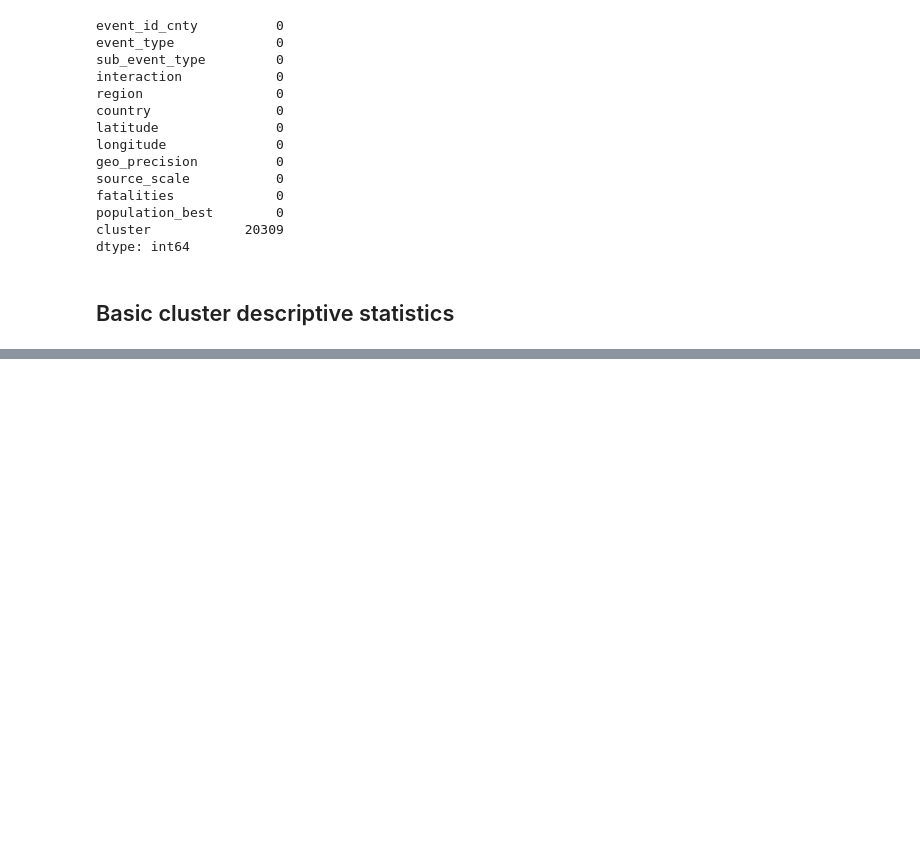
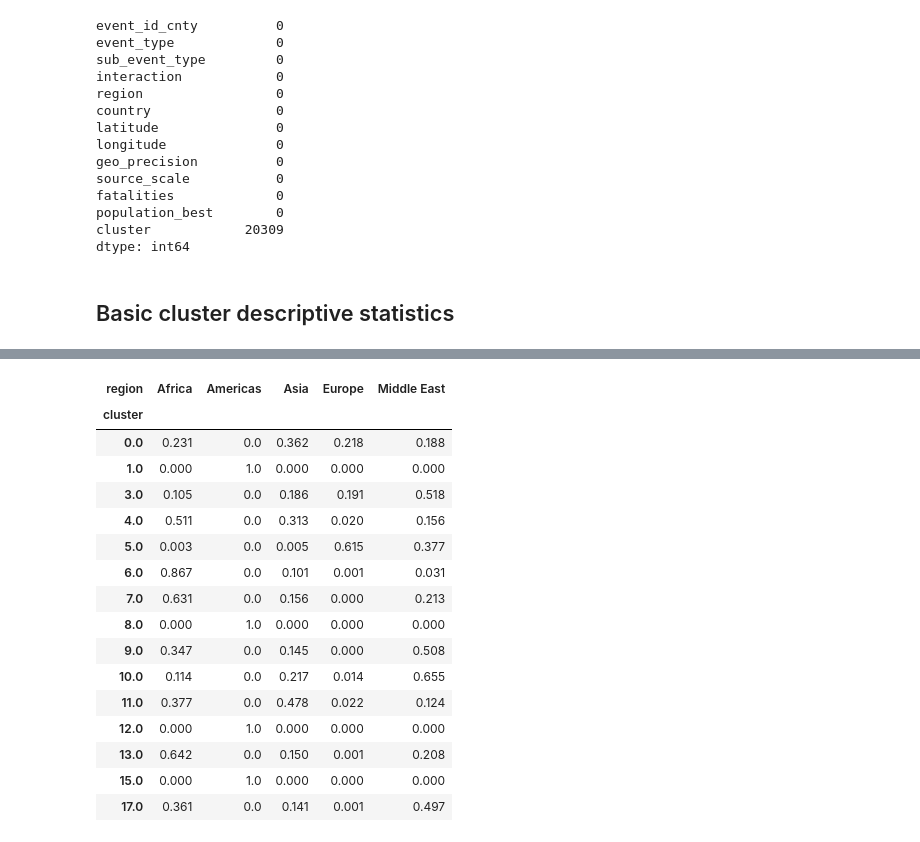
Before and after one commit to CoMa95/Armed-Conflict-Analytics, a Jupyter notebook: notebooks/03_modelling.ipynb, the cells around one changed output, grey strips where cells are left out. Saved outputs shown, nothing was run; the diff lists cells and outputs as text; code cells hidden in the pictures; blank space fills up the shorter version.

```diff
--- a/notebooks/03_modelling.ipynb
+++ b/notebooks/03_modelling.ipynb
@@ -269,0 +287,16 @@ df_clean.head()
+# %%
+# there are 47 clusters (0 to 46) plus noise (-1) of various sizes
+# selecting the top 15 largest will be most cost-effective for analysis
+
+# identify top 15 clusters by size
+top_clusters = (
+    df["cluster"]
+    .value_counts()
+    .head(15)
+    .index
+)
+
+# filter dataframe to only include top clusters
+df_top = df[df["cluster"].isin(top_clusters)].copy()
+
+df_top['cluster'].value_counts()
@@ -271,0 +410,31 @@ df = df_input_whole.copy()
+# %%
+# geographical spread
+region_distribution = (
+    df_top.groupby("cluster")["region"]
+    .value_counts(normalize=True)
+    .unstack(fill_value=0)
+)
+
+# format columns
+for col in range(region_distribution.shape[1]):
+    region_distribution.iloc[:, col] = region_distribution.iloc[:, col].round(3)
+
+region_distribution
+# %% [output]
+| region | Africa | Americas | Asia | Europe | Middle East |
+| cluster |  |  |  |  |  |
+| 0.0 | 0.231 | 0.0 | 0.362 | 0.218 | 0.188 |
+| 1.0 | 0.000 | 1.0 | 0.000 | 0.000 | 0.000 |
+| 3.0 | 0.105 | 0.0 | 0.186 | 0.191 | 0.518 |
+| 4.0 | 0.511 | 0.0 | 0.313 | 0.020 | 0.156 |
+| 5.0 | 0.003 | 0.0 | 0.005 | 0.615 | 0.377 |
+| 6.0 | 0.867 | 0.0 | 0.101 | 0.001 | 0.031 |
+| 7.0 | 0.631 | 0.0 | 0.156 | 0.000 | 0.213 |
+| 8.0 | 0.000 | 1.0 | 0.000 | 0.000 | 0.000 |
+| 9.0 | 0.347 | 0.0 | 0.145 | 0.000 | 0.508 |
+| 10.0 | 0.114 | 0.0 | 0.217 | 0.014 | 0.655 |
+| 11.0 | 0.377 | 0.0 | 0.478 | 0.022 | 0.124 |
+| 12.0 | 0.000 | 1.0 | 0.000 | 0.000 | 0.000 |
+| 13.0 | 0.642 | 0.0 | 0.150 | 0.001 | 0.208 |
+| 15.0 | 0.000 | 1.0 | 0.000 | 0.000 | 0.000 |
+| 17.0 | 0.361 | 0.0 | 0.141 | 0.001 | 0.497 |
```
Also changed, not shown: parts of 11 cells of this notebook.
